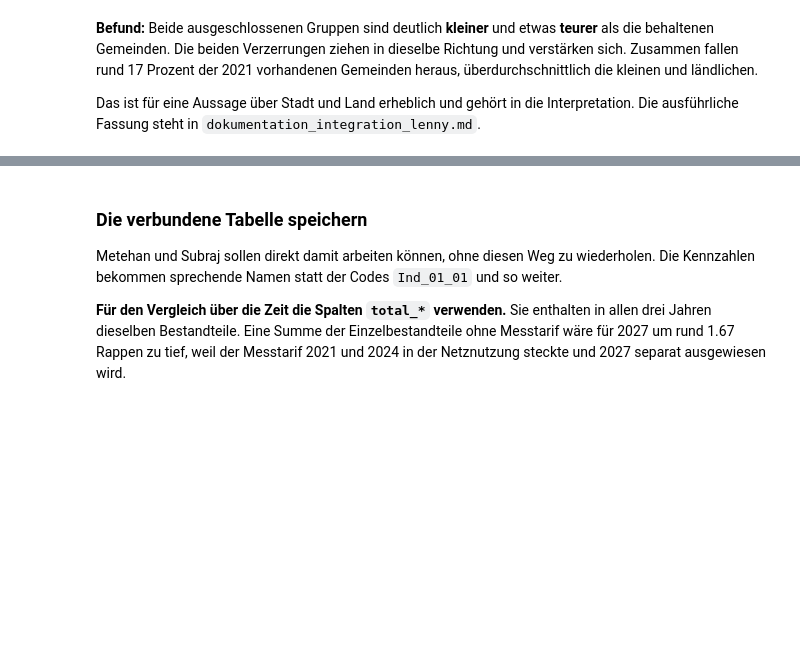
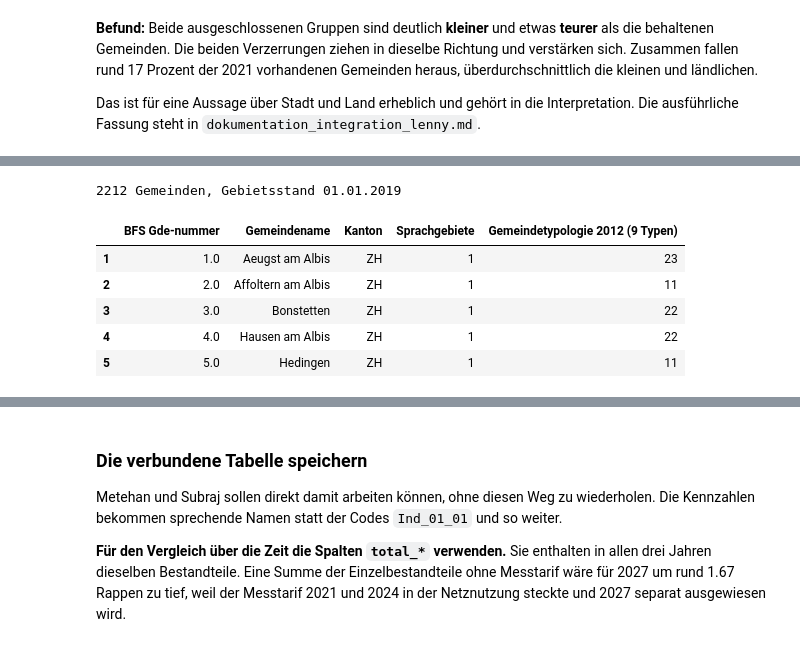
Before and after one commit to AltayMetehan/data-prices-electronic, a Jupyter notebook: scripts/01_daten_bfs_lenny.ipynb, the cells around one changed output, grey strips where cells are left out. Cells and saved outputs as stored; diff of their text form; code cells hidden in the pictures; blank space fills up the shorter version.

```diff
--- a/scripts/01_daten_bfs_lenny.ipynb
+++ b/scripts/01_daten_bfs_lenny.ipynb
@@ -411,0 +427,17 @@ Interpretation. Die ausführliche Fassung steht in `dokumentation_integration_le
+# %%
+RAUM = WURZEL / "daten" / "raumgliederungen" / "raumgliederungen_2019.xlsx"
+
+roh = pd.read_excel(RAUM, sheet_name="Daten", header=1)
+roh = roh[pd.to_numeric(roh["BFS Gde-nummer"], errors="coerce").notna()]
+
+print(f"{len(roh)} Gemeinden, Gebietsstand 01.01.2019")
+roh[["BFS Gde-nummer", "Gemeindename", "Kanton", "Sprachgebiete",
+     "Gemeindetypologie 2012 (9 Typen)"]].head()
+# %% [output]
+2212 Gemeinden, Gebietsstand 01.01.2019
+|  | BFS Gde-nummer | Gemeindename | Kanton | Sprachgebiete | Gemeindetypologie 2012 (9 Typen) |
+| 1 | 1.0 | Aeugst am Albis | ZH | 1 | 23 |
+| 2 | 2.0 | Affoltern am Albis | ZH | 1 | 11 |
+| 3 | 3.0 | Bonstetten | ZH | 1 | 22 |
+| 4 | 4.0 | Hausen am Albis | ZH | 1 | 22 |
+| 5 | 5.0 | Hedingen | ZH | 1 | 11 |
```
Also changed, not shown: parts of 12 cells of this notebook, 10 other files.
